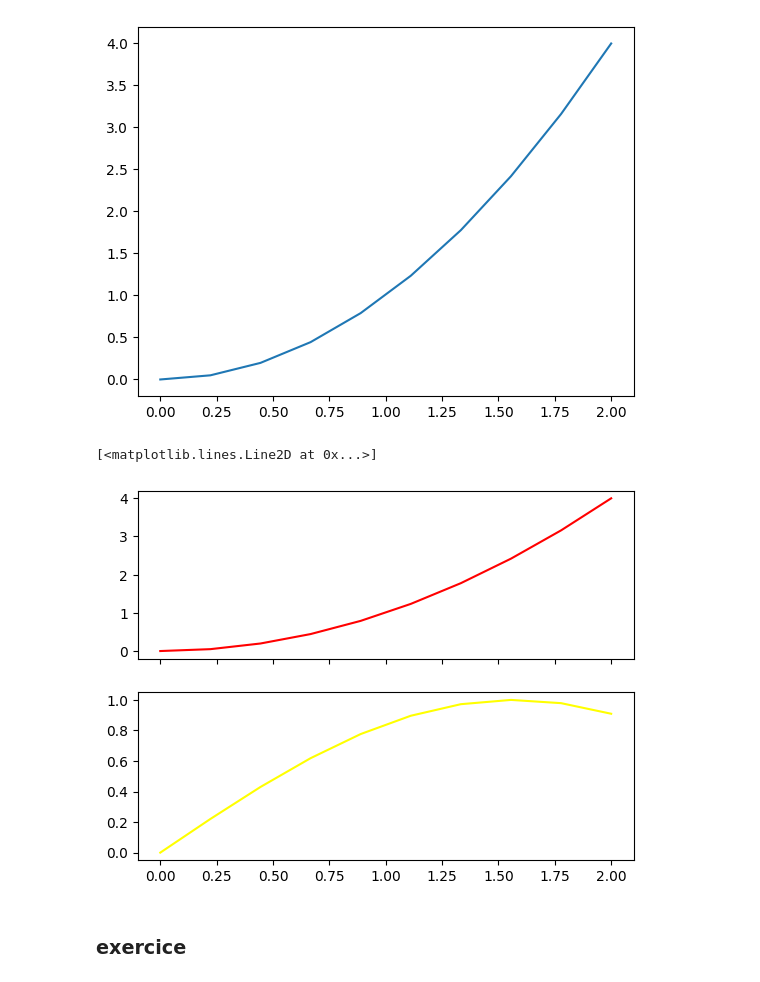
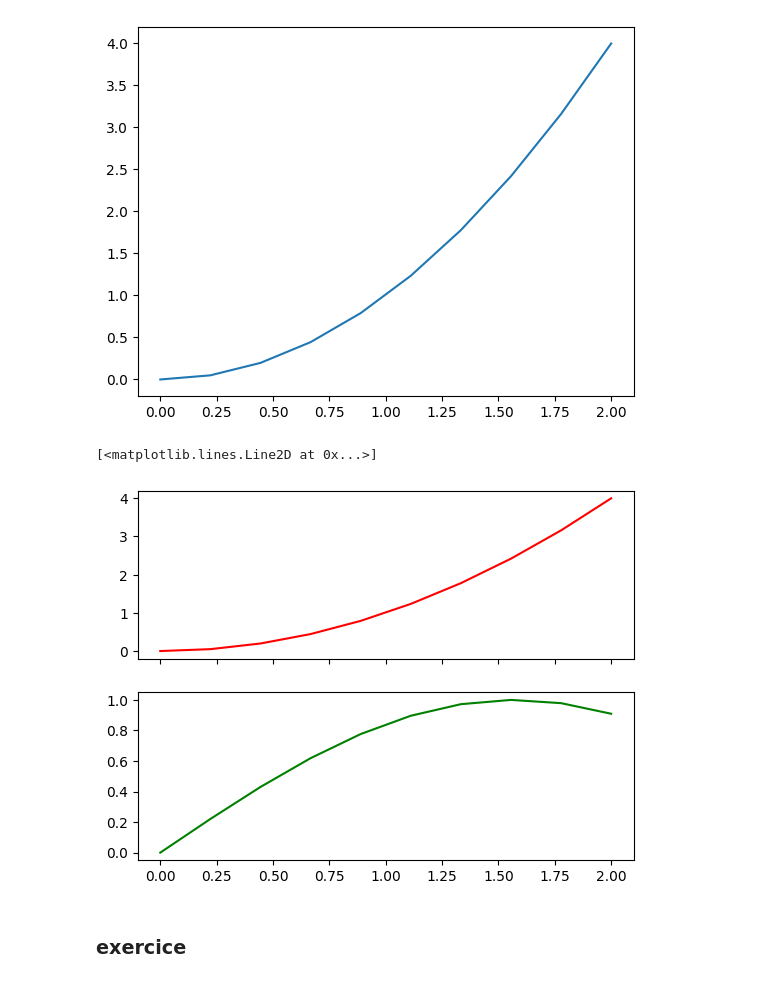
Before and after one commit to marcottemickyncrea/PythonWork, a Jupyter notebook: 07-11-22_python-matplotlib.ipynb, the cells around one changed output. Drawn from its saved outputs; the diff is of its cells as text; code cells hidden in the pictures.

```diff
--- a/07-11-22_python-matplotlib.ipynb
+++ b/07-11-22_python-matplotlib.ipynb
@@ -87,10 +87,10 @@ ax.plot(x, y)
 # %%
 fig, ax = plt.subplots(2, 1, sharex=True)
 ax[0].plot(x, y, c='red')
-ax[1].plot(x, np.sin(x), c='yellow')
+ax[1].plot(x, np.sin(x), c='green')
 # %% [output]
 [<matplotlib.lines.Line2D at 0x...>]
-[figure, old version]
+[figure, new version]
 # %% [markdown]
 ### exercice
 # %%
```
Also changed, not shown: parts of 5 cells of this notebook, 19 other files.
